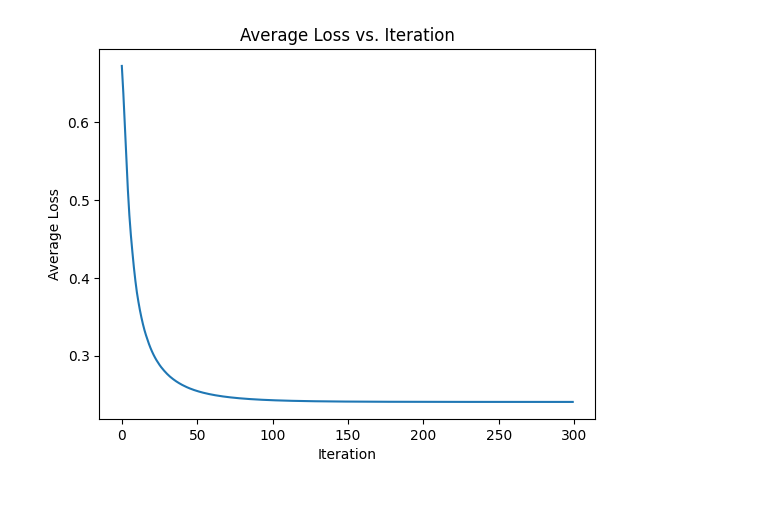
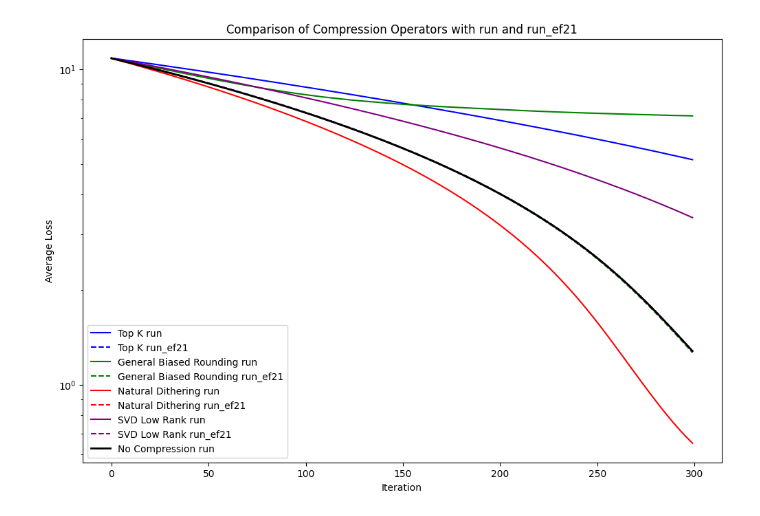
Before and after one commit to NoblFriend/dgd_code_spring2024, a Jupyter notebook: 1.ipynb, the cells around one changed output. Drawn from its saved outputs; the diff is of its cells as text; code cells hidden in the pictures.

```diff
--- a/1.ipynb
+++ b/1.ipynb
@@ -41,70 +42,57 @@ def batch_generator(X, y, batch_size):
     for i in range(0, n_samples, batch_size):
         yield (X[i:i + batch_size], y[i:i + batch_size])
 
+
 workers = []
 batch_size = 500
 for X_batch, y_batch in batch_generator(X_train, y_train, batch_size):
     worker_func = gd.create_worker_func(f, X_batch, y_batch, lambda_value)
     workers.append(gd.Worker(worker_func))
 
-def top_k(k, arr):
-    new_arr = arr.copy()
-    new_arr[arr < np.sort(arr)[-k]] = 0
-    return new_arr
+dgd = gd.DistributedGD(workers, 1/11 * (1/(L+lambda_value)))
 
-def generate_alpha_sequence(n, start=0.01, factor=2):
-    return [start * (factor ** k) for k in range(n)]
+def plot_for_compression_operator(w0, num_iter, compress_op, name, color):
+    for worker in workers:
+        worker.compress_op = compress_op
 
-def general_biased_rounding(x, alpha_sequence):
-    # Оператор общего смещенного округления для вектора x
-    C_x = np.zeros_like(x)  # Инициализация вектора округленных значений
-    for i, x_i in enumerate(x):
-        # Поиск ближайшего элемента t из alpha_sequence к |x_i|
-        t_min = min(alpha_sequence, key=lambda t: abs(t - abs(x_i)))
-        C_x[i] = np.sign(x_i) * t_min
-    return C_x
+    dgd.reset()
+    dgd.run(num_iter, w0)
+    run_loss_history = [loss(w, X_train, y_train, 0) for w in dgd.history]
 
-alpha_sequence = generate_alpha_sequence(10, 1e-8, 100)
-print(alpha_sequence)
-
-def natural_dithering(x, p=2, b=2):
-    norm_p = np.linalg.norm(x, p)
-    dithered_x = np.zeros_like(x)
-
-    for i, xi in enumerate(x):
-        levels = [b**(-l) for l in range(15)]
-        closest_levels = min(levels, key=lambda l: abs(l - abs(xi) / norm_p))
-        dithered_x[i] = np.sign(xi) * closest_levels * norm_p
-    return dithered_x
-
-def svd_approximansion_low_rank_compression(x, rank=2):
-    X_matrix = x.reshape(14, 8)
-    U, s, Vt = np.linalg.svd(X_matrix, full_matrices=False)
-
-    S = np.diag(s[:rank])
-    U_low_rank = U[:, :rank]
-    Vt_low_rank = Vt[:rank, :]
-
-    X_approx = np.dot(U_low_rank, np.dot(S, Vt_low_rank))
-    x_compressed = X_approx.reshape(x.shape)
-    return x_compressed
+    dgd.reset()
+    dgd.run_ef21(num_iter, w0)
+    run_ef21_loss_history = [loss(w, X_train, y_train, 0) for w in dgd.history if loss(w, X_train, y_train, 0) < loss(w0, X_train, y_train, 0)]
 
 
+    plt.semilogy(run_loss_history, label=f'{name} run', color=color)
+    plt.semilogy(run_ef21_loss_history, label=f'{name} run_ef21', linestyle='--', color=color)
+
+
+plt.figure(figsize=(12, 8))
+
+compression_operators = [
+    (comp.top_k_op(10), 'Top K', 'blue'),
+    (comp.general_biased_rounding_op(10, 1e-8, 100), 'General Biased Rounding', 'green'),
+    (comp.natural_dithering_op(4), 'Natural Dithering', 'red'),
+    (comp.svd_approximation_low_rank_compression_op(2), 'SVD Low Rank', 'purple')
+]
+
+w0 = np.ones(d) *(-1)
+num_iter = 300
+for compress_op, name, color in compression_operators:
+    plot_for_compression_operator(w0, num_iter, compress_op, name, color)
+
 for worker in workers:
-    worker.compress_op = lambda arr: svd_approximansion_low_rank_compression(arr, 1)
-    pass
+        worker.compress_op = lambda x: x
 
-dgd = gd.DistributedGD(workers, 2/(L+lambda_value))
-w0 = np.zeros(d)  # Начальная инициализация весов
-dgd.run_ef21(300, w0)  # Запускаем 100 итераций
+dgd.reset()
+dgd.run(num_iter, w0)
+no_compression_loss_history = [loss(w, X_train, y_train, 0) for w in dgd.history]
+plt.semilogy(no_compression_loss_history, label='No Compression run', color='black', linewidth=2)
 
-loss_history = [loss(w, X_train, y_train, 0) for w in dgd.history]
-# Строим график средней функции потерь
-plt.plot([loss(w, X_train, y_train, 0) for w in dgd.history])
-print(len(dgd.history))
 plt.xlabel('Iteration')
 plt.ylabel('Average Loss')
-plt.title('Average Loss vs. Iteration')
+plt.title('Comparison of Compression Operators with run and run_ef21')
+plt.legend()
 plt.show()
-min(loss_history)
 # %% [output]
@@ -113 +99 @@ min(loss_history)
-[figure, old version]
+[figure, new version]
```
Also changed, not shown: parts of 3 cells of this notebook, 2 other files.
